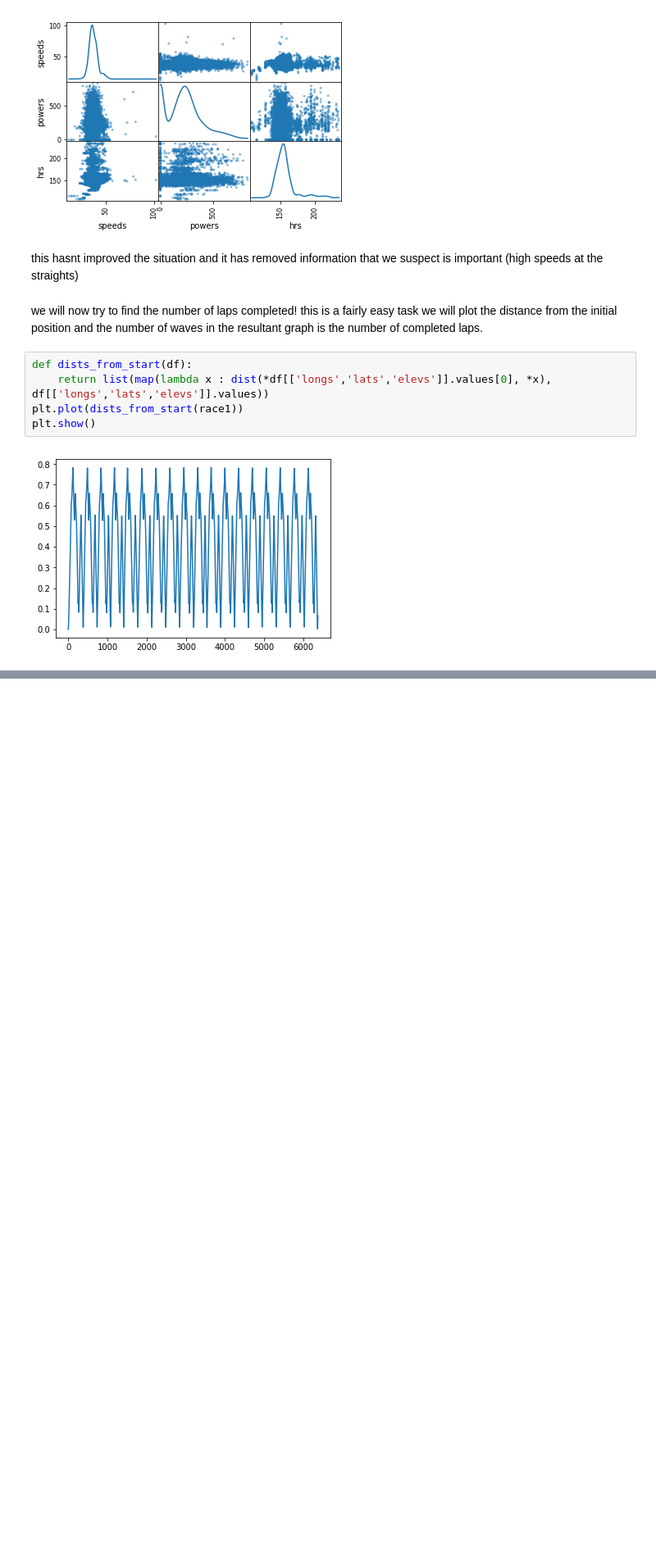
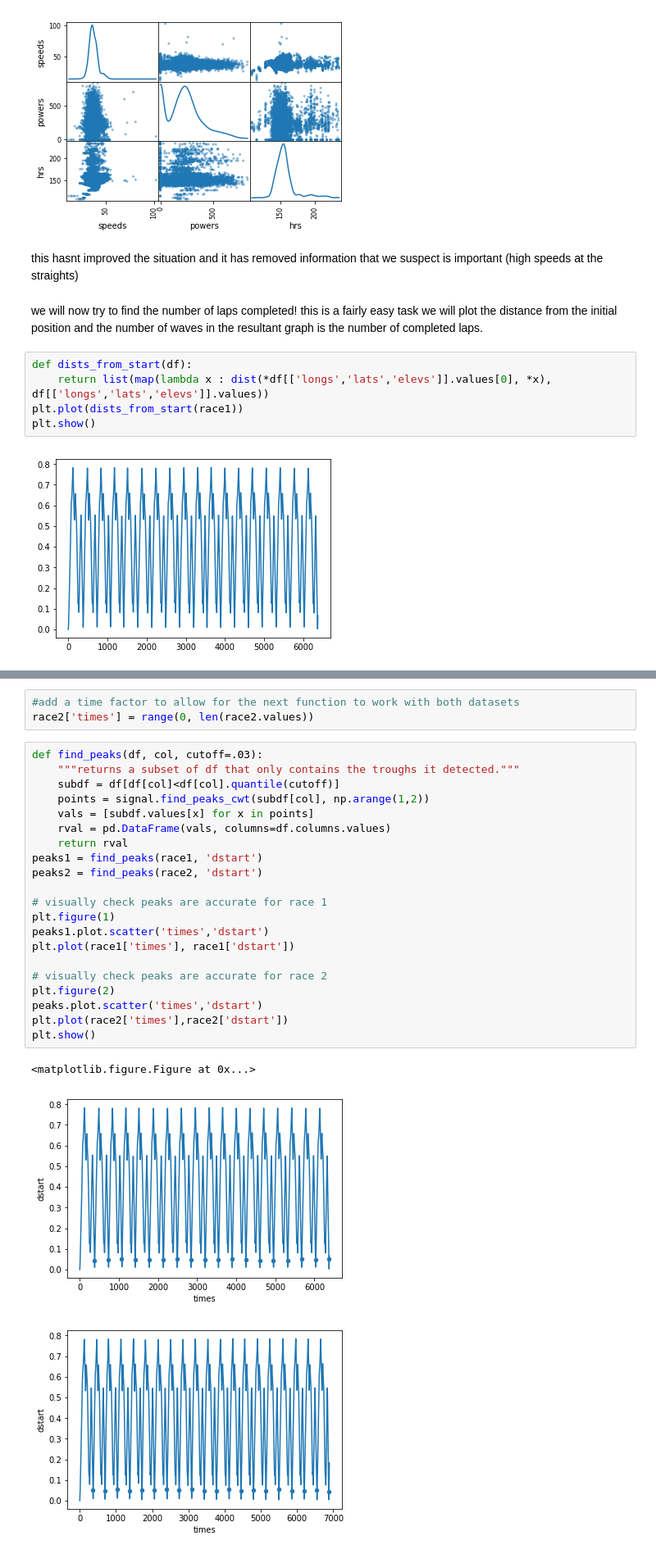
Before and after one commit to hixan/Comp257-project1, a Jupyter notebook: analysis.ipynb, the cells around one changed output, grey strips where cells are left out. Shown: that part at 82% size. Cells and saved outputs as stored; diff of their text form; blank space fills up the shorter version.

```diff
--- a/analysis.ipynb
+++ b/analysis.ipynb
@@ -190,0 +245,28 @@ here we can see that there are 18 completed laps as there are 18 'waves'.
+# %%
+#add a time factor to allow for the next function to work with both datasets
+race2['times'] = range(0, len(race2.values))
+# %%
+def find_peaks(df, col, cutoff=.03):
+    """returns a subset of df that only contains the troughs it detected."""
+    subdf = df[df[col]<df[col].quantile(cutoff)]
+    points = signal.find_peaks_cwt(subdf[col], np.arange(1,2))
+    vals = [subdf.values[x] for x in points]
+    rval = pd.DataFrame(vals, columns=df.columns.values)
+    return rval
+peaks1 = find_peaks(race1, 'dstart')
+peaks2 = find_peaks(race2, 'dstart')
+
+# visually check peaks are accurate for race 1
+plt.figure(1)
+peaks1.plot.scatter('times','dstart')
+plt.plot(race1['times'], race1['dstart'])
+
+# visually check peaks are accurate for race 2
+plt.figure(2)
+peaks.plot.scatter('times','dstart')
+plt.plot(race2['times'],race2['dstart'])
+plt.show()
+# %% [output]
+<matplotlib.figure.Figure at 0x...>
+[figure, added]
+[figure, added]
```
Also changed, not shown: parts of 16 cells of this notebook.
